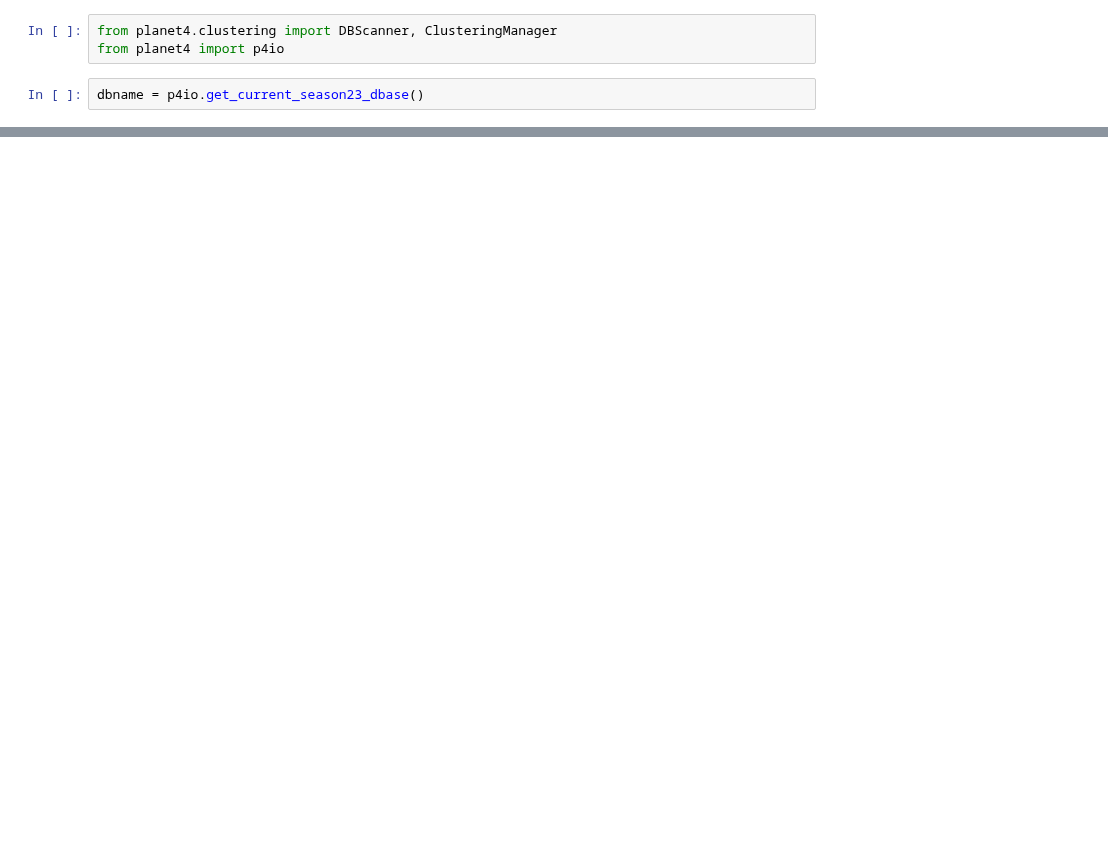
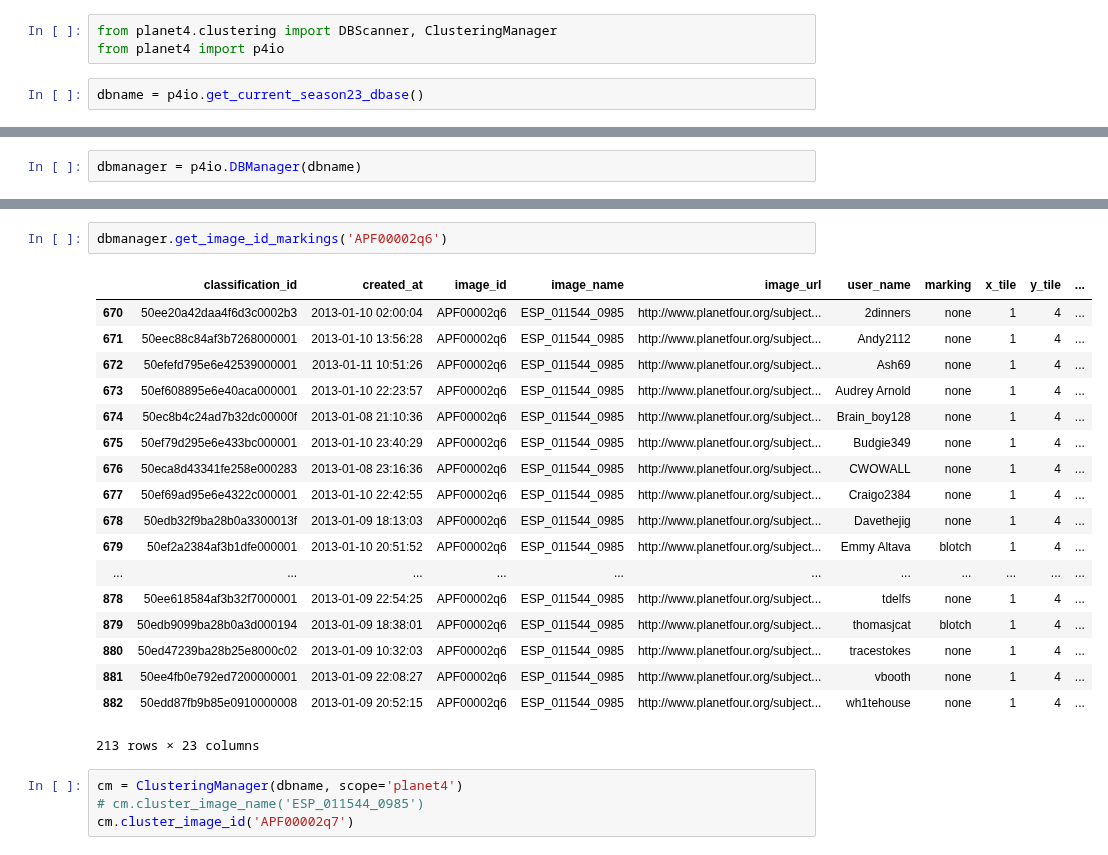
Before and after one commit to michaelaye/planet4, a Jupyter notebook: notebooks/2015-08-09 ClusteringManager.ipynb, the cells around one changed output, grey strips where cells are left out. Drawn from its saved outputs; the diff is of its cells as text; blank space fills up the shorter version.

```diff
--- a/notebooks/2015-08-09 ClusteringManager.ipynb
+++ b/notebooks/2015-08-09 ClusteringManager.ipynb
@@ -23,0 +6,2 @@ n_clustered_fans: 181
+# %%
+dbmanager = p4io.DBManager(dbname)
@@ -24,3 +30,28 @@ n_clustered_fans: 181
+# %%
+dbmanager.get_image_id_markings('APF00002q6')
+# %% [output]
+|  | classification_id | created_at | image_id | image_name | image_url | user_name | marking | x_tile | y_tile | ... |
+| 670 | 50ee20a42daa4f6d3c0002b3 | 2013-01-10 02:00:04 | APF00002q6 | ESP_011544_0985 | http://www.planetfour.org/subject... | 2dinners | none | 1 | 4 | ... |
+| 671 | 50eec88c84af3b7268000001 | 2013-01-10 13:56:28 | APF00002q6 | ESP_011544_0985 | http://www.planetfour.org/subject... | Andy2112 | none | 1 | 4 | ... |
+| 672 | 50efefd795e6e42539000001 | 2013-01-11 10:51:26 | APF00002q6 | ESP_011544_0985 | http://www.planetfour.org/subject... | Ash69 | none | 1 | 4 | ... |
+| 673 | 50ef608895e6e40aca000001 | 2013-01-10 22:23:57 | APF00002q6 | ESP_011544_0985 | http://www.planetfour.org/subject... | Audrey Arnold | none | 1 | 4 | ... |
+| 674 | 50ec8b4c24ad7b32dc00000f | 2013-01-08 21:10:36 | APF00002q6 | ESP_011544_0985 | http://www.planetfour.org/subject... | Brain_boy128 | none | 1 | 4 | ... |
+| 675 | 50ef79d295e6e433bc000001 | 2013-01-10 23:40:29 | APF00002q6 | ESP_011544_0985 | http://www.planetfour.org/subject... | Budgie349 | none | 1 | 4 | ... |
+| 676 | 50eca8d43341fe258e000283 | 2013-01-08 23:16:36 | APF00002q6 | ESP_011544_0985 | http://www.planetfour.org/subject... | CWOWALL | none | 1 | 4 | ... |
+| 677 | 50ef69ad95e6e4322c000001 | 2013-01-10 22:42:55 | APF00002q6 | ESP_011544_0985 | http://www.planetfour.org/subject... | Craigo2384 | none | 1 | 4 | ... |
+| 678 | 50edb32f9ba28b0a3300013f | 2013-01-09 18:13:03 | APF00002q6 | ESP_011544_0985 | http://www.planetfour.org/subject... | Davethejig | none | 1 | 4 | ... |
+| 679 | 50ef2a2384af3b1dfe000001 | 2013-01-10 20:51:52 | APF00002q6 | ESP_011544_0985 | http://www.planetfour.org/subject... | Emmy Altava | blotch | 1 | 4 | ... |
+| ... | ... | ... | ... | ... | ... | ... | ... | ... | ... | ... |
+| 878 | 50ee618584af3b32f7000001 | 2013-01-09 22:54:25 | APF00002q6 | ESP_011544_0985 | http://www.planetfour.org/subject... | tdelfs | none | 1 | 4 | ... |
+| 879 | 50edb9099ba28b0a3d000194 | 2013-01-09 18:38:01 | APF00002q6 | ESP_011544_0985 | http://www.planetfour.org/subject... | thomasjcat | blotch | 1 | 4 | ... |
+| 880 | 50ed47239ba28b25e8000c02 | 2013-01-09 10:32:03 | APF00002q6 | ESP_011544_0985 | http://www.planetfour.org/subject... | tracestokes | none | 1 | 4 | ... |
+| 881 | 50ee4fb0e792ed7200000001 | 2013-01-09 22:08:27 | APF00002q6 | ESP_011544_0985 | http://www.planetfour.org/subject... | vbooth | none | 1 | 4 | ... |
+| 882 | 50edd87fb9b85e0910000008 | 2013-01-09 20:52:15 | APF00002q6 | ESP_011544_0985 | http://www.planetfour.org/subject... | wh1tehouse | none | 1 | 4 | ... |
+213 rows × 23 columns
+# %%
+cm = ClusteringManager(dbname, scope='planet4')
+# cm.cluster_image_name('ESP_011544_0985')
+cm.cluster_image_id('APF00002q7')
 # %%
 cm.confusion_data
 # %% [output]
```
Also changed, not shown: parts of 48 cells of this notebook, 2 other files.
